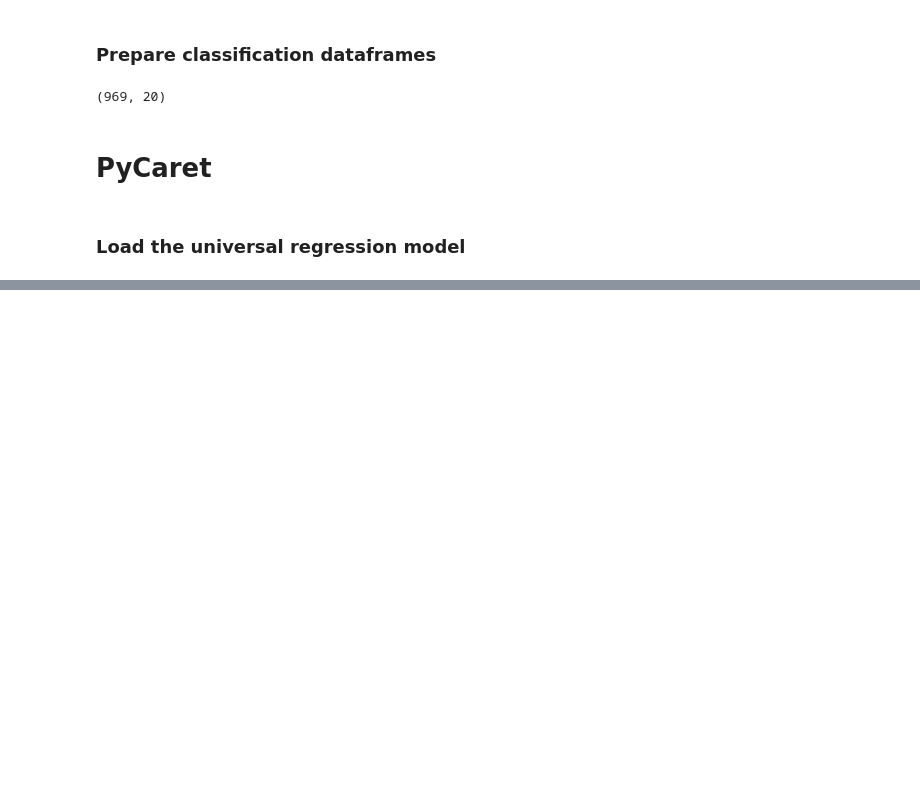
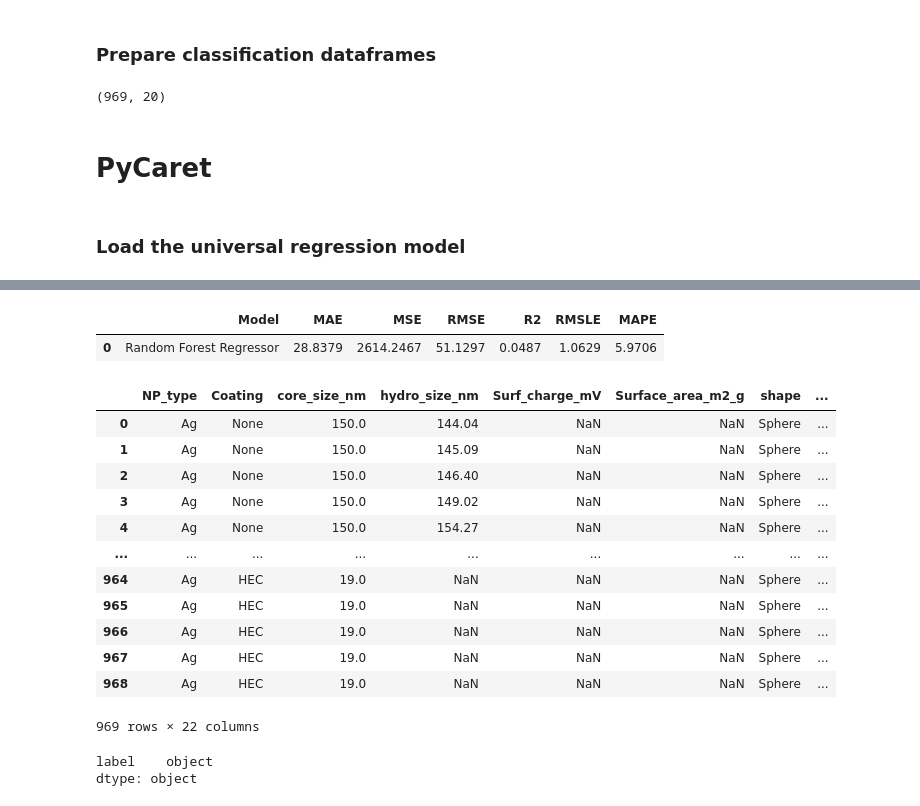
Before and after one commit to ammar257ammar/Nanosafety-ML-pycaret, a Jupyter notebook: 12-asina-test.ipynb, the cells around one changed output, grey strips where cells are left out. Saved outputs shown, nothing was run; the diff lists cells and outputs as text; code cells hidden in the pictures; blank space fills up the shorter version.

```diff
--- a/12-asina-test.ipynb
+++ b/12-asina-test.ipynb
@@ -70,10 +70,12 @@ data_asina_test_df.head()
 | 2 | Ag | None | 150.0 | 146.40 | NaN | NaN | Sphere | ... |
 | 3 | Ag | None | 150.0 | 149.02 | NaN | NaN | Sphere | ... |
 | 4 | Ag | None | 150.0 | 154.27 | NaN | NaN | Sphere | ... |
+# %%
+data_train_df = pd.read_csv("output/datasets/universal/data_regression_train_df.csv", encoding="utf-8")
 # %% [markdown]
 ### Plot numerical variables distribution of train and ASINA test sets
 # %%
-plot_distribution_train_test(data_train_df, data_asina_test_df)
+f.plot_distribution_train_test(data_train_df, data_asina_test_df)
 # %% [output]
 [figure]
 # %%
@@ -117,0 +120,2 @@ data_classification_asina_test_df.shape
+# %%
+final_model = load_model('output/models/universal_regression_model.mdl')
@@ -117,0 +142,18 @@ data_classification_asina_test_df.shape
+# %%
+predict_model(final_model, data=data_asina_test_df)
+# %% [output]
+|  | Model | MAE | MSE | RMSE | R2 | RMSLE | MAPE |
+| 0 | Random Forest Regressor | 28.8379 | 2614.2467 | 51.1297 | 0.0487 | 1.0629 | 5.9706 |
+|  | NP_type | Coating | core_size_nm | hydro_size_nm | Surf_charge_mV | Surface_area_m2_g | shape | ... |
+| 0 | Ag | None | 150.0 | 144.04 | NaN | NaN | Sphere | ... |
+| 1 | Ag | None | 150.0 | 145.09 | NaN | NaN | Sphere | ... |
+| 2 | Ag | None | 150.0 | 146.40 | NaN | NaN | Sphere | ... |
+| 3 | Ag | None | 150.0 | 149.02 | NaN | NaN | Sphere | ... |
+| 4 | Ag | None | 150.0 | 154.27 | NaN | NaN | Sphere | ... |
+| ... | ... | ... | ... | ... | ... | ... | ... | ... |
+| 964 | Ag | HEC | 19.0 | NaN | NaN | NaN | Sphere | ... |
+| 965 | Ag | HEC | 19.0 | NaN | NaN | NaN | Sphere | ... |
+| 966 | Ag | HEC | 19.0 | NaN | NaN | NaN | Sphere | ... |
+| 967 | Ag | HEC | 19.0 | NaN | NaN | NaN | Sphere | ... |
+| 968 | Ag | HEC | 19.0 | NaN | NaN | NaN | Sphere | ... |
+969 rows × 22 columns
@@ -117,0 +170,5 @@ data_classification_asina_test_df.shape
+# %%
+y.dtypes
+# %% [output]
+label    object
+dtype: object
```
Also changed, not shown: parts of 25 cells of this notebook.
